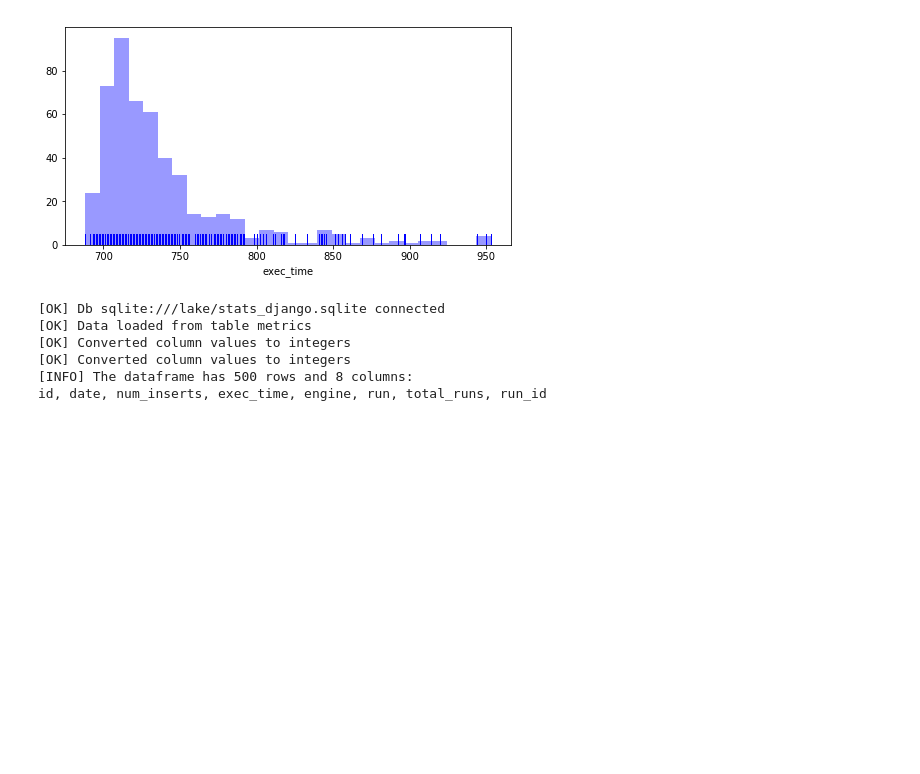
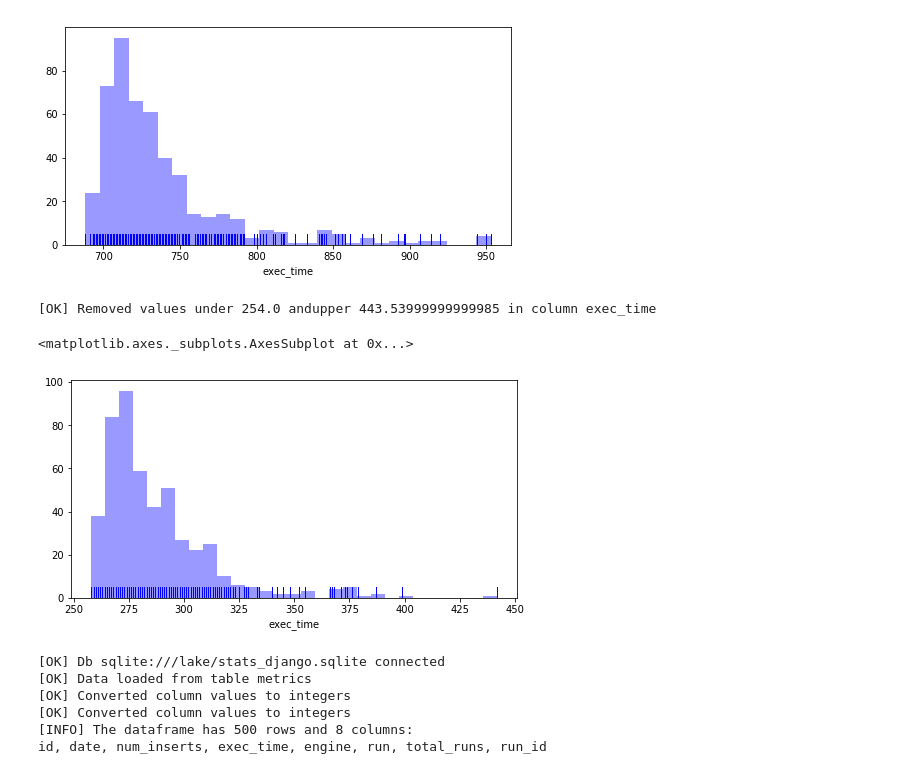
Before and after one commit to synw/sqlite-speed-notebooks, a Jupyter notebook: 5. Distribution of the values.ipynb, the cells around one changed output. Cells and saved outputs as stored; diff of their text form; code cells hidden in the pictures; blank space fills up the shorter version.

```diff
--- a/5. Distribution of the values.ipynb
+++ b/5. Distribution of the values.ipynb
@@ -60,6 +60,15 @@ ds.distrib_()
 [OK] Removed values under 687.99 andupper 954.8000000000002 in column exec_time
 <matplotlib.axes._subplots.AxesSubplot at 0x...>
 [figure]
+# %%
+ds.restore()
+ds.exact("engine", "sqlalchemy")
+ds.trimquants("exec_time", 0.01, 0.99)
+ds.distrib_()
+# %% [output]
+[OK] Removed values under 254.0 andupper 443.53999999999985 in column exec_time
+<matplotlib.axes._subplots.AxesSubplot at 0x...>
+[figure, added]
 # %%
 ds.connect("sqlite:///lake/stats_django.sqlite")
 ds.load("metrics")
```
Also changed, not shown: parts of 1 cell of this notebook, 5 other files.
